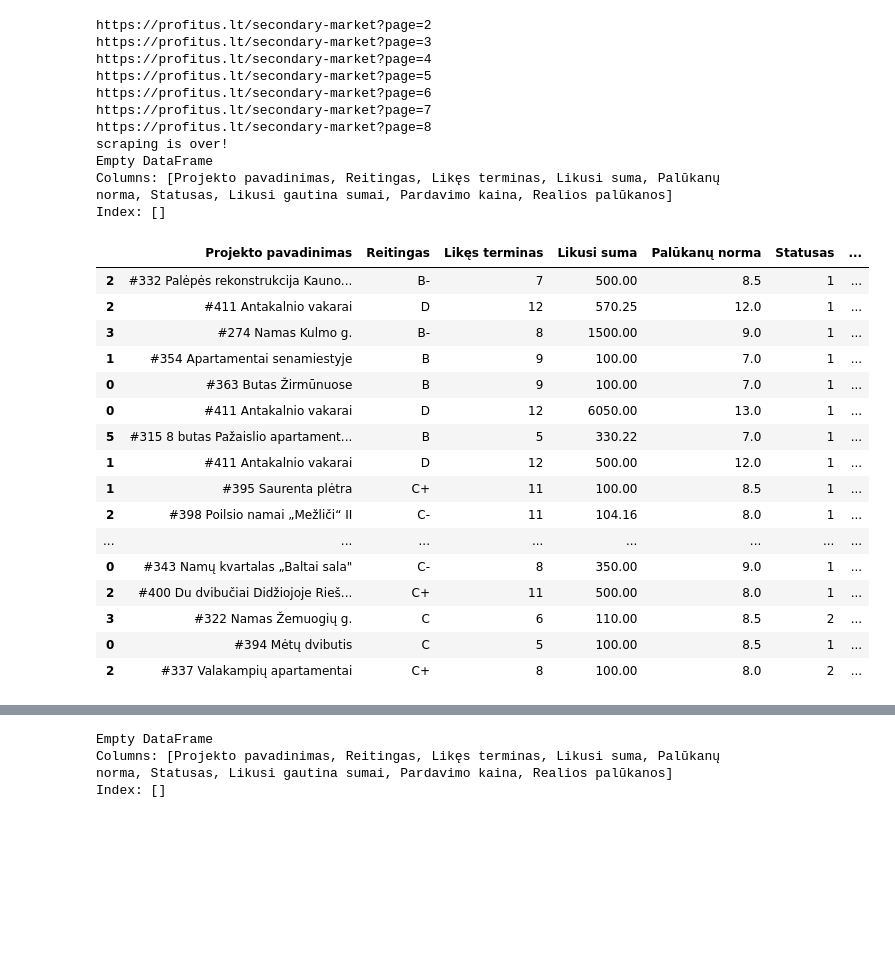
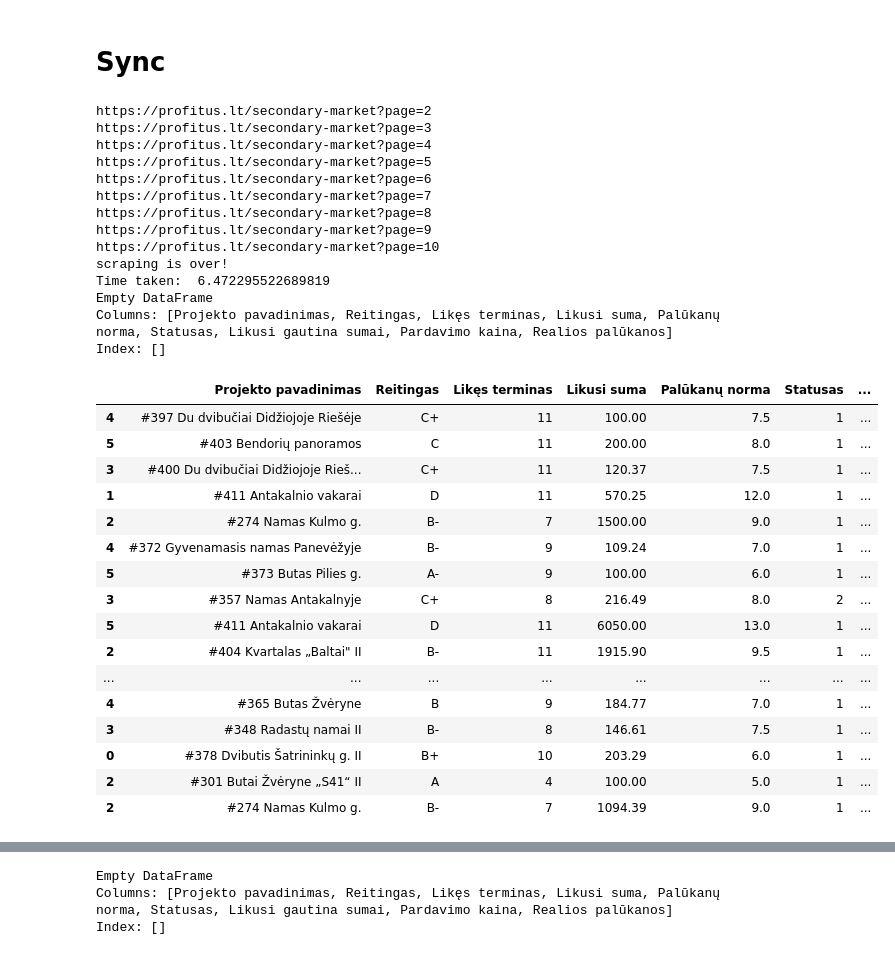
Before and after one commit to Aduomas/profitusScraper, a Jupyter notebook: ProfitusScraper.ipynb, the cells around one changed output, grey strips where cells are left out. Saved outputs shown, nothing was run; the diff lists cells and outputs as text; code cells hidden in the pictures; blank space fills up the shorter version.

```diff
--- a/ProfitusScraper.ipynb
+++ b/ProfitusScraper.ipynb
@@ -1,3 +1,5 @@
+# %% [markdown]
+# Sync
 # %%
 # from IPython import display
 import requests
@@ -6,7 +8,8 @@ from lxml.etree import XPathEvalError
 import pandas as pd
 from configparser import ConfigParser
 
-config = ConfigParser('config.ini')
+config = ConfigParser()
+config.read('config.ini')
 email = config['login']['email']
 password = config['login']['password']
 
@@ -17,6 +20,9 @@ df = pd.DataFrame()
 url = 'https://profitus.lt/users/login'
 
 resp = ''
+
+from time import time
+current_time = time()
 
 with requests.session() as client:
   client.get(url)
@@ -44,6 +50,9 @@ with requests.session() as client:
   except (XPathEvalError, IndexError):
       print('scraping is over!')
   # print(df.columns)
+
+print("Time taken: ", time() - current_time)
+
 df = df.drop(['Unnamed: 0', 'Unnamed: 9'], axis=1)
 
 df['Projekto pavadinimas'] = df['Projekto pavadinimas'].map(lambda x: x.lstrip('Projekto pavadinimas:&nbsp '))
@@ -69,46 +78,49 @@ df['Statusas'] = df['Statusas'].str.replace('Aktyvus', '1')
 df['Statusas'] = df['Statusas'].str.replace('Vėluoja', '2').astype(int)
 
 
 
 df['Likusi gautina sumai'] = df['Likusi gautina sumai'].map(lambda x: x.lstrip('Likusi gautina suma:&nbsp '))
 
 df['Likusi gautina sumai'] = df['Likusi gautina sumai'].str.replace('€', '')
 df['Likusi gautina sumai'] = df['Likusi gautina sumai'].str.replace(',', '').astype(float)
 
 df['Pardavimo kaina'] = df['Pardavimo kaina'].map(lambda x: x.lstrip('Pardavimo kaina:&nbsp '))
 
 df['Pardavimo kaina'] = df['Pardavimo kaina'].str.replace('€', '')
 df['Pardavimo kaina'] = df['Pardavimo kaina'].str.replace(',', '').astype(float)
 
 df['Realios palūkanos'] = (df['Likusi gautina sumai'] - df['Pardavimo kaina']) * 100 / df['Pardavimo kaina'] / (df['Likęs terminas']/12)
 print(df[(df['Palūkanų norma'] - df['Realios palūkanos']) < 0]) # basically we're trying to find projects that have largest interest rate, than
 df.sort_values('Realios palūkanos', ascending=False).head(100)
 # %% [output]
 https://profitus.lt/secondary-market?page=2
 https://profitus.lt/secondary-market?page=3
 https://profitus.lt/secondary-market?page=4
 https://profitus.lt/secondary-market?page=5
 https://profitus.lt/secondary-market?page=6
 https://profitus.lt/secondary-market?page=7
 https://profitus.lt/secondary-market?page=8
+https://profitus.lt/secondary-market?page=9
+https://profitus.lt/secondary-market?page=10
 scraping is over!
+Time taken:  6.472295522689819
 Empty DataFrame
 Columns: [Projekto pavadinimas, Reitingas, Likęs terminas, Likusi suma, Palūkanų norma, Statusas, Likusi gautina sumai, Pardavimo kaina, Realios palūkanos]
 Index: []
 |  | Projekto pavadinimas | Reitingas | Likęs terminas | Likusi suma | Palūkanų norma | Statusas | ... |
-| 2 | #332 Palėpės rekonstrukcija Kauno... | B- | 7 | 500.00 | 8.5 | 1 | ... |
-| 2 | #411 Antakalnio vakarai | D | 12 | 570.25 | 12.0 | 1 | ... |
-| 3 | #274 Namas Kulmo g. | B- | 8 | 1500.00 | 9.0 | 1 | ... |
-| 1 | #354 Apartamentai senamiestyje | B | 9 | 100.00 | 7.0 | 1 | ... |
-| 0 | #363 Butas Žirmūnuose | B | 9 | 100.00 | 7.0 | 1 | ... |
-| 0 | #411 Antakalnio vakarai | D | 12 | 6050.00 | 13.0 | 1 | ... |
-| 5 | #315 8 butas Pažaislio apartament... | B | 5 | 330.22 | 7.0 | 1 | ... |
-| 1 | #411 Antakalnio vakarai | D | 12 | 500.00 | 12.0 | 1 | ... |
-| 1 | #395 Saurenta plėtra | C+ | 11 | 100.00 | 8.5 | 1 | ... |
-| 2 | #398 Poilsio namai „Mežliči“ II | C- | 11 | 104.16 | 8.0 | 1 | ... |
+| 4 | #397 Du dvibučiai Didžiojoje Riešėje | C+ | 11 | 100.00 | 7.5 | 1 | ... |
+| 5 | #403 Bendorių panoramos | C | 11 | 200.00 | 8.0 | 1 | ... |
+| 3 | #400 Du dvibučiai Didžiojoje Rieš... | C+ | 11 | 120.37 | 7.5 | 1 | ... |
+| 1 | #411 Antakalnio vakarai | D | 11 | 570.25 | 12.0 | 1 | ... |
+| 2 | #274 Namas Kulmo g. | B- | 7 | 1500.00 | 9.0 | 1 | ... |
+| 4 | #372 Gyvenamasis namas Panevėžyje | B- | 9 | 109.24 | 7.0 | 1 | ... |
+| 5 | #373 Butas Pilies g. | A- | 9 | 100.00 | 6.0 | 1 | ... |
+| 3 | #357 Namas Antakalnyje | C+ | 8 | 216.49 | 8.0 | 2 | ... |
+| 5 | #411 Antakalnio vakarai | D | 11 | 6050.00 | 13.0 | 1 | ... |
+| 2 | #404 Kvartalas „Baltai" II | B- | 11 | 1915.90 | 9.5 | 1 | ... |
 | ... | ... | ... | ... | ... | ... | ... | ... |
-| 0 | #343 Namų kvartalas „Baltai sala" | C- | 8 | 350.00 | 9.0 | 1 | ... |
-| 2 | #400 Du dvibučiai Didžiojoje Rieš... | C+ | 11 | 500.00 | 8.0 | 1 | ... |
-| 3 | #322 Namas Žemuogių g. | C | 6 | 110.00 | 8.5 | 2 | ... |
-| 0 | #394 Mėtų dvibutis | C | 5 | 100.00 | 8.5 | 1 | ... |
-| 2 | #337 Valakampių apartamentai | C+ | 8 | 100.00 | 8.0 | 2 | ... |
+| 4 | #365 Butas Žvėryne | B | 9 | 184.77 | 7.0 | 1 | ... |
+| 3 | #348 Radastų namai II | B- | 8 | 146.61 | 7.5 | 1 | ... |
+| 0 | #378 Dvibutis Šatrininkų g. II | B+ | 10 | 203.29 | 6.0 | 1 | ... |
+| 2 | #301 Butai Žvėryne „S41“ II | A | 4 | 100.00 | 5.0 | 1 | ... |
+| 2 | #274 Namas Kulmo g. | B- | 7 | 1094.39 | 9.0 | 1 | ... |
```
Also changed, not shown: parts of 2 cells of this notebook.
